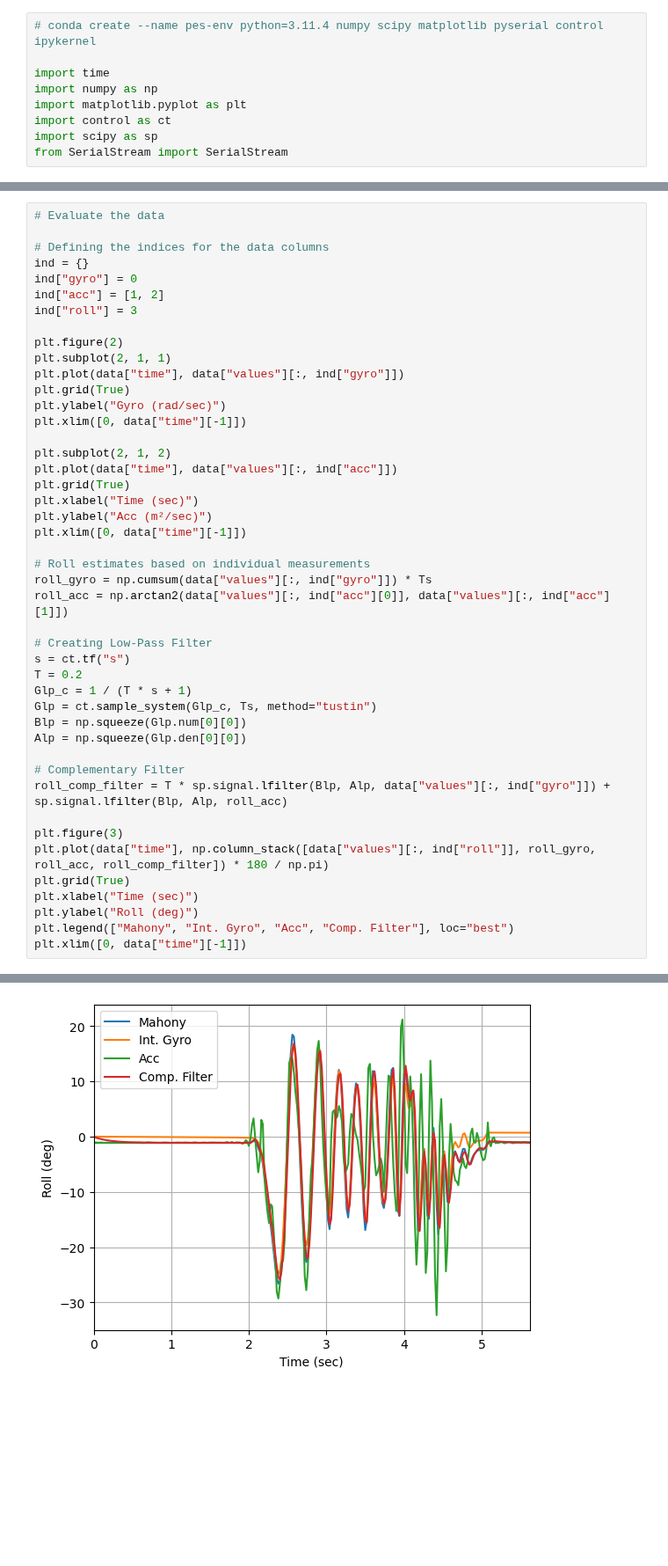
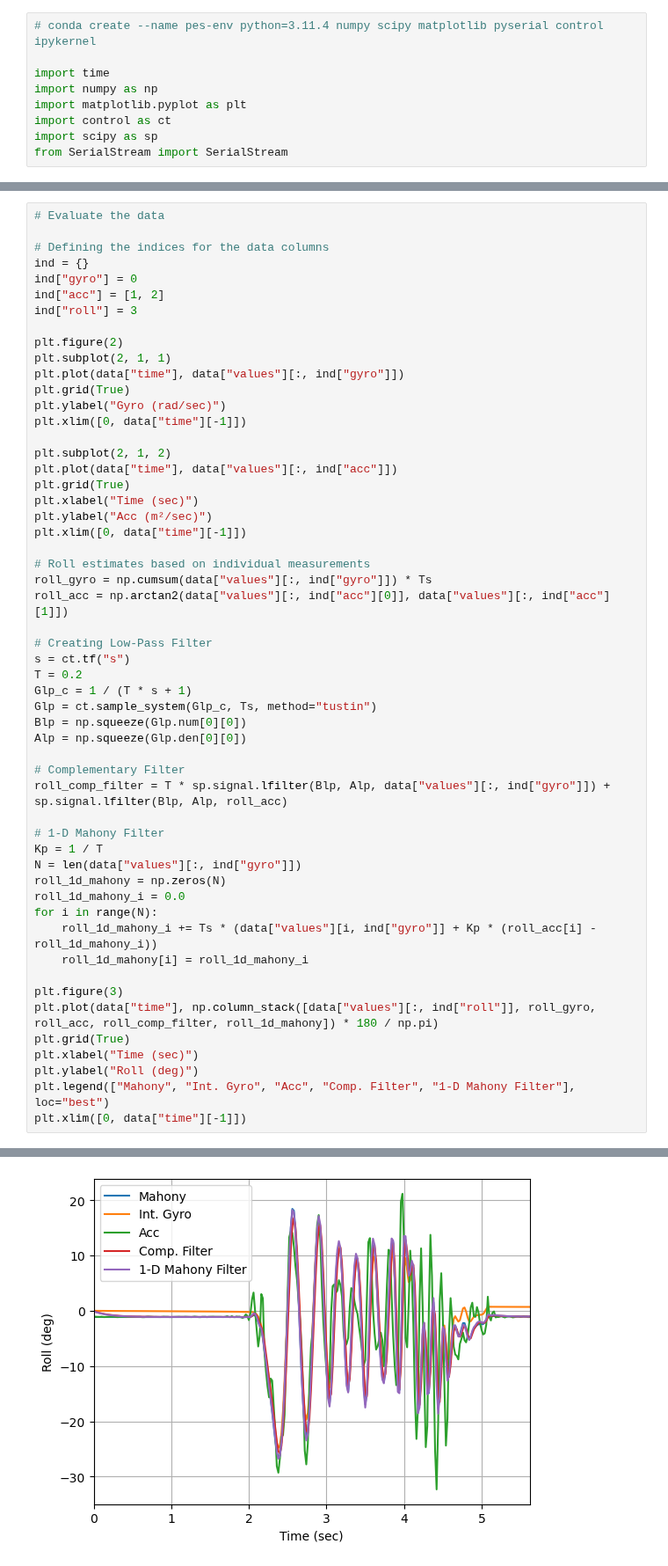
Before and after one commit to pichim/PES_Board, a Jupyter notebook: docs/solutions/python/serial_stream_comp_filter.ipynb, the cells around one changed output, grey strips where cells are left out. Shown at 88% size. Drawn from its saved outputs; the diff is of its cells as text; blank space fills up the shorter version.

Commit message:
Updated sensor fusion with 1d mahony filter

```diff
--- a/docs/solutions/python/serial_stream_comp_filter.ipynb
+++ b/docs/solutions/python/serial_stream_comp_filter.ipynb
@@ -82,33 +73,42 @@ plt.xlim([0, data["time"][-1]])
 plt.subplot(2, 1, 2)
 plt.plot(data["time"], data["values"][:, ind["acc"]])
 plt.grid(True)
 plt.xlabel("Time (sec)")
 plt.ylabel("Acc (m²/sec)")
 plt.xlim([0, data["time"][-1]])
 
 # Roll estimates based on individual measurements
 roll_gyro = np.cumsum(data["values"][:, ind["gyro"]]) * Ts
 roll_acc = np.arctan2(data["values"][:, ind["acc"][0]], data["values"][:, ind["acc"][1]])
 
 # Creating Low-Pass Filter
 s = ct.tf("s")
 T = 0.2
 Glp_c = 1 / (T * s + 1)
 Glp = ct.sample_system(Glp_c, Ts, method="tustin")
 Blp = np.squeeze(Glp.num[0][0])
 Alp = np.squeeze(Glp.den[0][0])
 
 # Complementary Filter
 roll_comp_filter = T * sp.signal.lfilter(Blp, Alp, data["values"][:, ind["gyro"]]) + sp.signal.lfilter(Blp, Alp, roll_acc)
 
+# 1-D Mahony Filter
+Kp = 1 / T
+N = len(data["values"][:, ind["gyro"]])
+roll_1d_mahony = np.zeros(N)
+roll_1d_mahony_i = 0.0
+for i in range(N):
+    roll_1d_mahony_i += Ts * (data["values"][i, ind["gyro"]] + Kp * (roll_acc[i] - roll_1d_mahony_i))
+    roll_1d_mahony[i] = roll_1d_mahony_i
+
 plt.figure(3)
-plt.plot(data["time"], np.column_stack([data["values"][:, ind["roll"]], roll_gyro, roll_acc, roll_comp_filter]) * 180 / np.pi)
+plt.plot(data["time"], np.column_stack([data["values"][:, ind["roll"]], roll_gyro, roll_acc, roll_comp_filter, roll_1d_mahony]) * 180 / np.pi)
 plt.grid(True)
 plt.xlabel("Time (sec)")
 plt.ylabel("Roll (deg)")
-plt.legend(["Mahony", "Int. Gyro", "Acc", "Comp. Filter"], loc="best")
+plt.legend(["Mahony", "Int. Gyro", "Acc", "Comp. Filter", "1-D Mahony Filter"], loc="best")
 plt.xlim([0, data["time"][-1]])
 # %% [output]
 (0.0, 5.62)
 [figure]
-[figure, old version]
+[figure, new version]
```
Also changed, not shown: parts of 1 cell of this notebook, 5 other files.
